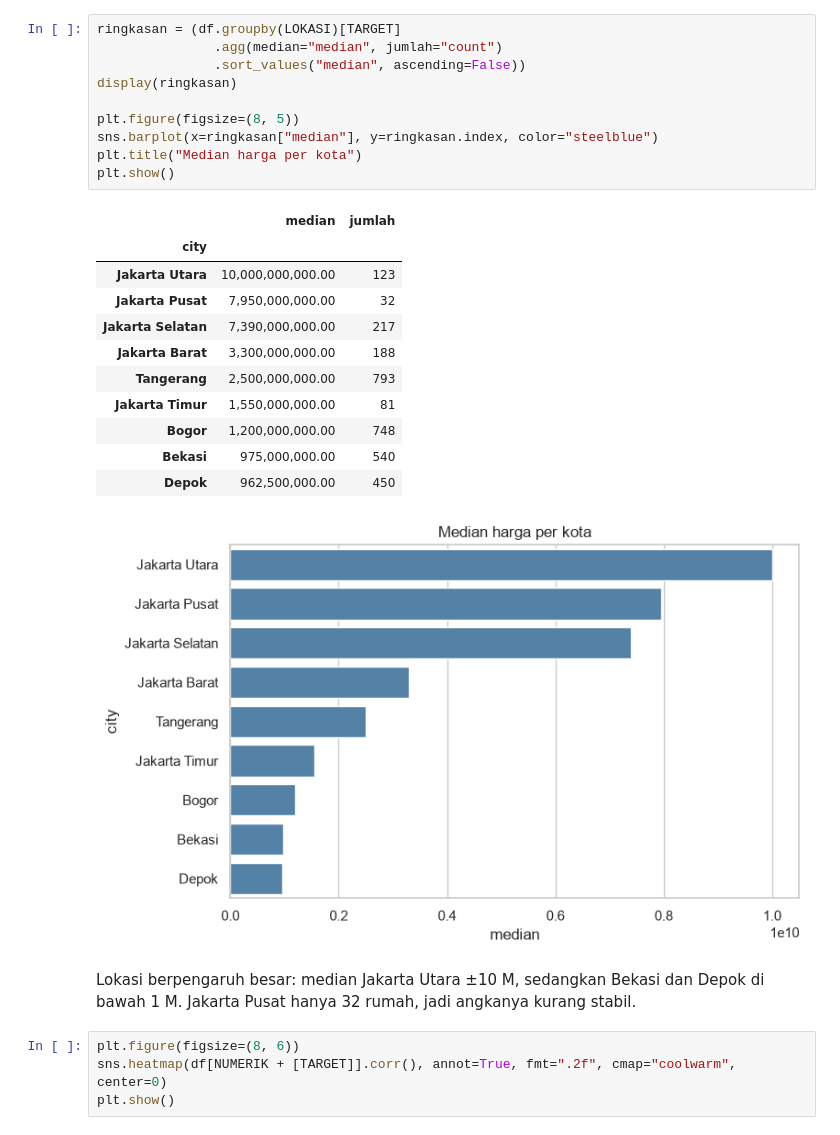
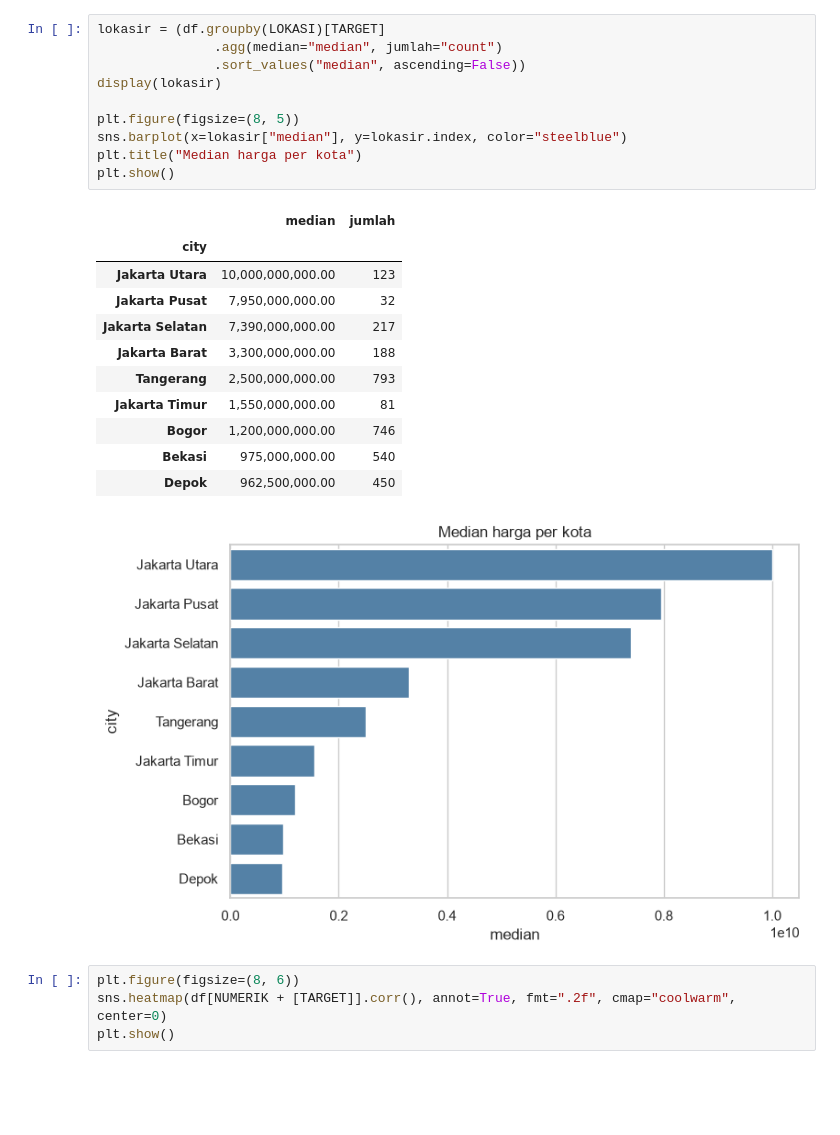
Before and after one commit to Newone0110/Housing_Price_Jabodetabek_-Progress-, a Jupyter notebook: notebook/03_EDA.ipynb, the cells around one changed output. Cells and saved outputs as stored; diff of their text form; blank space fills up the shorter version.

```diff
--- a/notebook/03_EDA.ipynb
+++ b/notebook/03_EDA.ipynb
@@ -73,28 +70,26 @@ Luas bangunan dan luas tanah paling jelas naik bersama harga. Sebaran vertikal y
 # %%
-ringkasan = (df.groupby(LOKASI)[TARGET]
+lokasir = (df.groupby(LOKASI)[TARGET]
                .agg(median="median", jumlah="count")
                .sort_values("median", ascending=False))
-display(ringkasan)
+display(lokasir)
 
 plt.figure(figsize=(8, 5))
-sns.barplot(x=ringkasan["median"], y=ringkasan.index, color="steelblue")
+sns.barplot(x=lokasir["median"], y=lokasir.index, color="steelblue")
 plt.title("Median harga per kota")
 plt.show()
 # %% [output]
 |  | median | jumlah |
 | city |  |  |
 | Jakarta Utara | 10,000,000,000.00 | 123 |
 | Jakarta Pusat | 7,950,000,000.00 | 32 |
 | Jakarta Selatan | 7,390,000,000.00 | 217 |
 | Jakarta Barat | 3,300,000,000.00 | 188 |
 | Tangerang | 2,500,000,000.00 | 793 |
 | Jakarta Timur | 1,550,000,000.00 | 81 |
-| Bogor | 1,200,000,000.00 | 748 |
+| Bogor | 1,200,000,000.00 | 746 |
 | Bekasi | 975,000,000.00 | 540 |
 | Depok | 962,500,000.00 | 450 |
 [figure]
-# %% [markdown]
-Lokasi berpengaruh besar: median Jakarta Utara ±10 M, sedangkan Bekasi dan Depok di bawah 1 M. Jakarta Pusat hanya 32 rumah, jadi angkanya kurang stabil.
 # %%
 plt.figure(figsize=(8, 6))
 sns.heatmap(df[NUMERIK + [TARGET]].corr(), annot=True, fmt=".2f", cmap="coolwarm", center=0)
```
Also changed, not shown: parts of 15 cells of this notebook, 2 other files.
